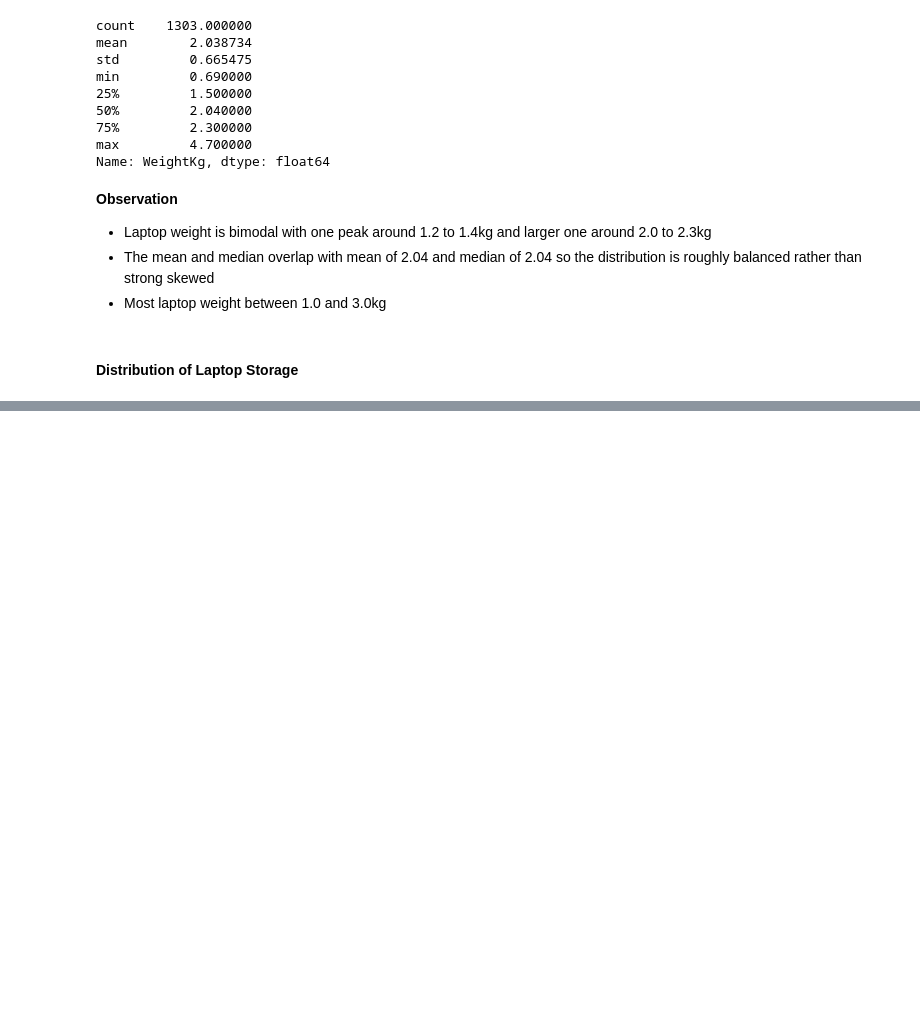
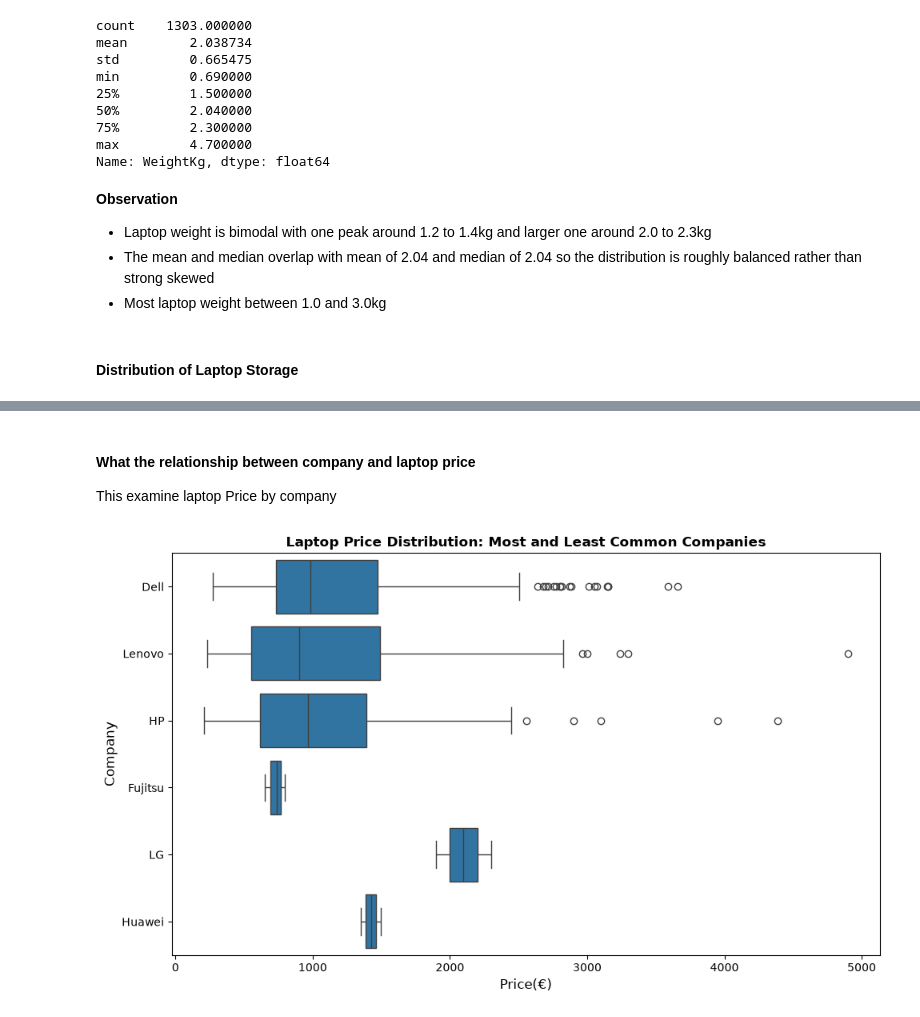
Before and after one commit to G-Gakii/laptop_price_predictor, a Jupyter notebook: notebook/02_data_exploration.ipynb, the cells around one changed output, grey strips where cells are left out. Drawn from its saved outputs; the diff is of its cells as text; code cells hidden in the pictures; blank space fills up the shorter version.

```diff
--- a/notebook/02_data_exploration.ipynb
+++ b/notebook/02_data_exploration.ipynb
@@ -232,0 +329,26 @@ storage_cols= [
+# %% [markdown]
+#### What the relationship between company and laptop price
+This examine  laptop Price by company
+# %%
+# count laptops per company
+companies_count=laptop_df["Company"].value_counts()
+
+# company with most laptops
+top_3_companies=companies_count.head(3).index.to_list()
+#companies with least laptops
+bottom_3_companies=companies_count.tail(3).index.to_list()
+
+#merge highest and lowest
+companies=top_3_companies+bottom_3_companies
+
+
+
+fig,ax=plt.subplots(figsize=(10,6))
+sns.boxplot(data=laptop_df[laptop_df["Company"].isin(companies)], x="Price_euros", y="Company", order=companies, ax=ax)
+ax.set_xlabel("Price(€)",fontsize=12)
+ax.set_ylabel("Company",fontsize=12)
+ax.set_title("Laptop Price Distribution: Most and Least Common Companies",fontweight="bold")
+plt.tight_layout()
+plt.show()
+# %% [output]
+[figure, added]
```
Also changed, not shown: parts of 60 cells of this notebook, 1 other file.
